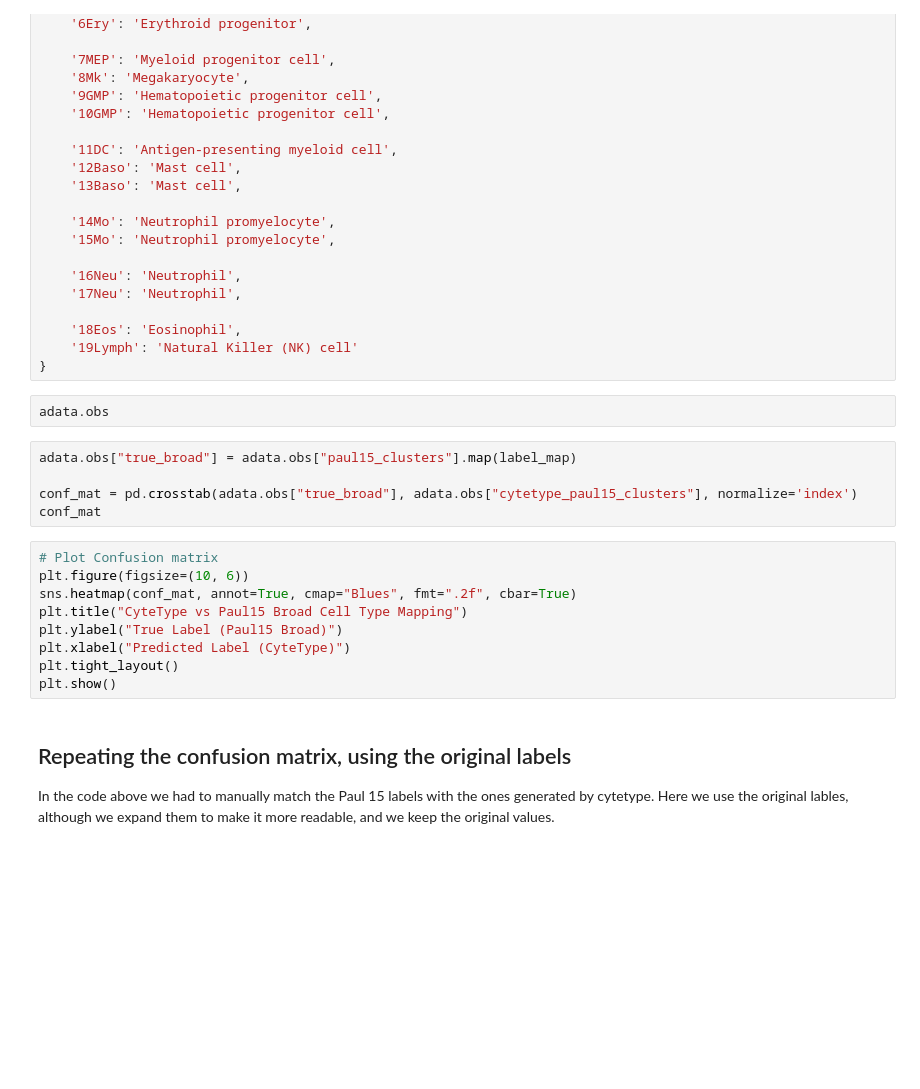
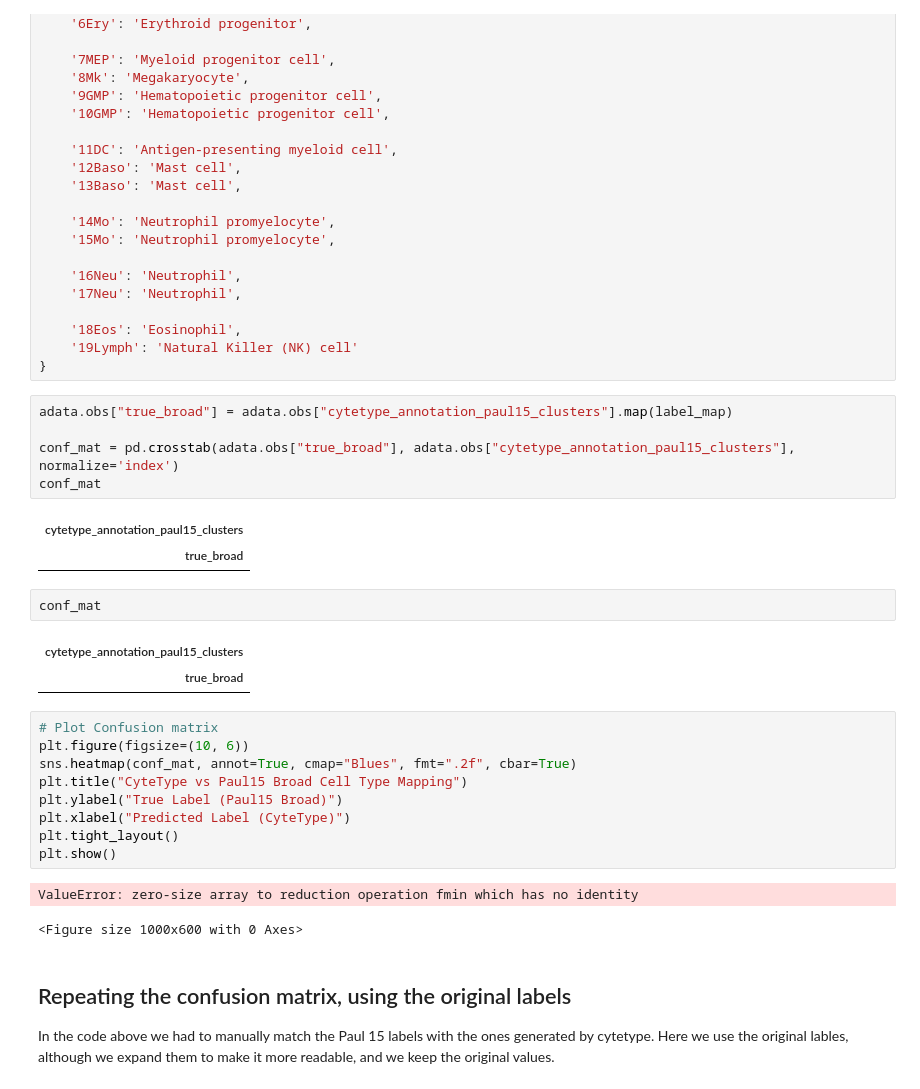
Before and after one commit to dalloliogm/cytetype_eval, a Jupyter notebook: cytetype exploration.ipynb, the cells around one changed output. Saved outputs shown, nothing was run; the diff lists cells and outputs as text; blank space fills up the shorter version.

```diff
--- a/cytetype exploration.ipynb
+++ b/cytetype exploration.ipynb
@@ -131,13 +222,19 @@ label_map = {
     '18Eos': 'Eosinophil',
     '19Lymph': 'Natural Killer (NK) cell'
 }
-# %%
-adata.obs
 # %%
-adata.obs["true_broad"] = adata.obs["paul15_clusters"].map(label_map)
+adata.obs["true_broad"] = adata.obs["cytetype_annotation_paul15_clusters"].map(label_map)
 
-conf_mat = pd.crosstab(adata.obs["true_broad"], adata.obs["cytetype_paul15_clusters"], normalize='index')
+conf_mat = pd.crosstab(adata.obs["true_broad"], adata.obs["cytetype_annotation_paul15_clusters"], normalize='index')
 conf_mat
+# %% [output]
+| cytetype_annotation_paul15_clusters |
+| true_broad |
+# %%
+conf_mat
+# %% [output]
+| cytetype_annotation_paul15_clusters |
+| true_broad |
 # %%
 # Plot Confusion matrix
 plt.figure(figsize=(10, 6))
@@ -147,6 +244,9 @@ plt.ylabel("True Label (Paul15 Broad)")
 plt.xlabel("Predicted Label (CyteType)")
 plt.tight_layout()
 plt.show()
+# %% [output]
+ValueError: zero-size array to reduction operation fmin which has no identity
+<Figure size 1000x600 with 0 Axes>
 # %% [markdown]
 ## Repeating the confusion matrix, using the original labels
 
```
Also changed, not shown: parts of 13 cells of this notebook.
